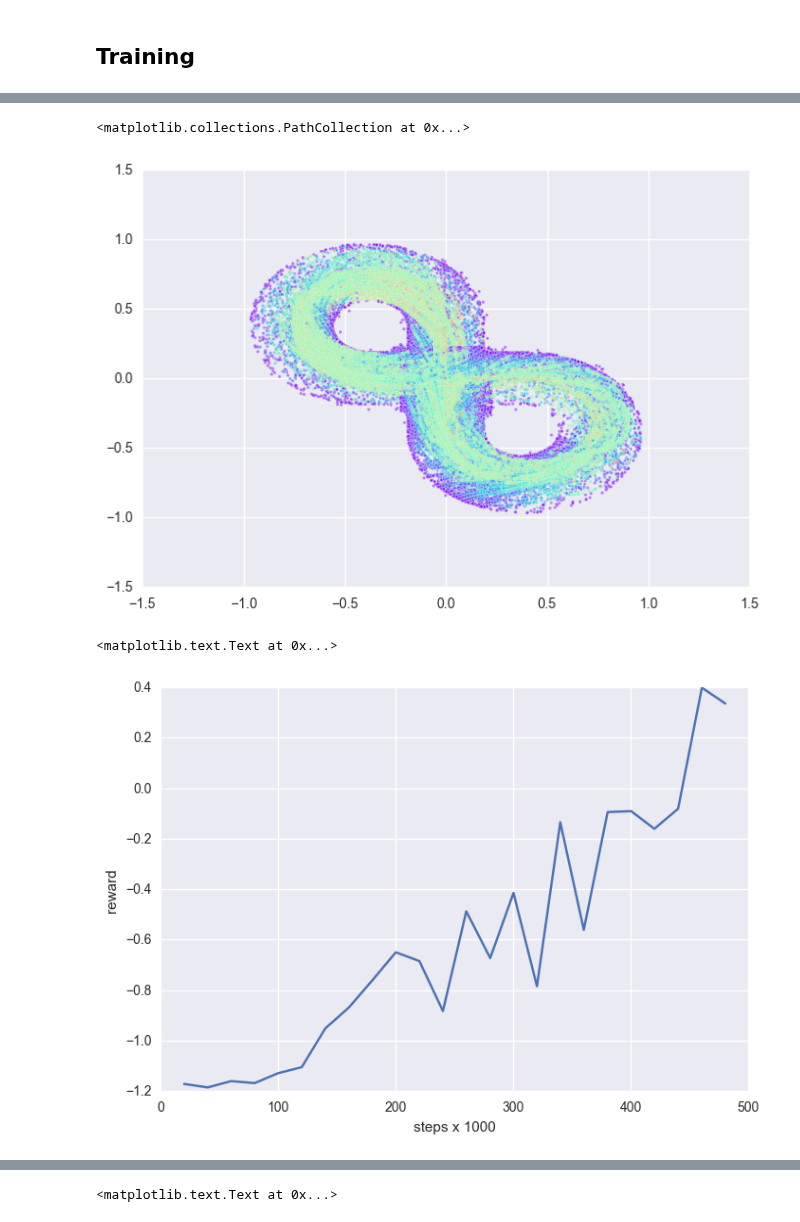
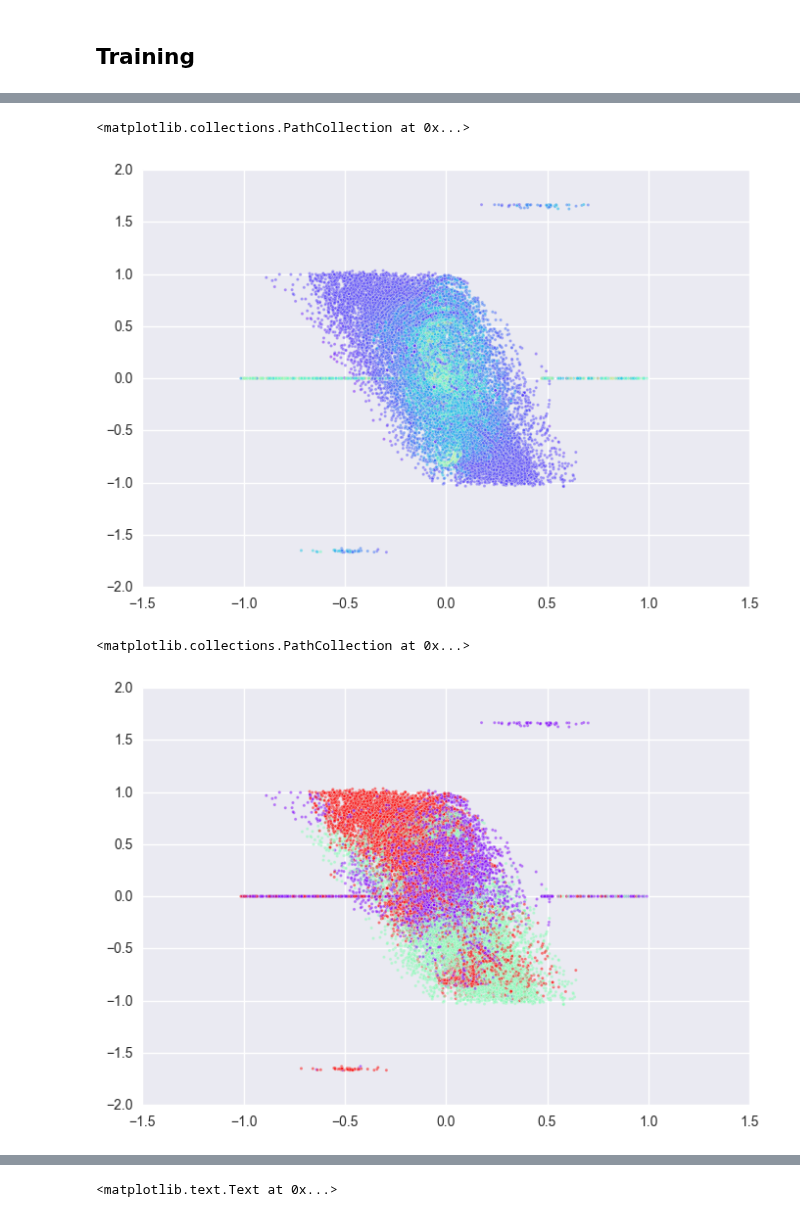
Before and after one commit to jcsharp/DriveIt, a Jupyter notebook: Model-Train-Multi.ipynb, the cells around one changed output, grey strips where cells are left out. Drawn from its saved outputs; the diff is of its cells as text; code cells hidden in the pictures.

```diff
--- a/Model-Train-Multi.ipynb
+++ b/Model-Train-Multi.ipynb
@@ -161,11 +184,10 @@ plt.scatter(states[:, 0], states[:, 1], c=v[:,0], alpha=0.5, s=5, cmap="rainbow"
 # %%
-plt.scatter(states[:, 0], states[:, 1], c=qmin, alpha=0.5, s=5, cmap="rainbow")
+plt.scatter(states[:, 2], states[:, 1], c=qmin, alpha=0.5, s=5, cmap="rainbow")
 # %% [output]
 <matplotlib.collections.PathCollection at 0x...>
-[figure, old version]
+[figure, new version]
-# %%
-plt.plot([e[1]/1000 for e in episodes], [e[2] for e in episodes])
-plt.xlabel('steps x 1000');plt.ylabel('reward')
-# %% [output]
-<matplotlib.text.Text at 0x...>
-[figure, removed]
+# %%
+plt.scatter(states[:, 2], states[:, 1], c=np.argmax(qsa[:,0], 1)%3, alpha=0.5, s=5, cmap="rainbow")
+# %% [output]
+<matplotlib.collections.PathCollection at 0x...>
+[figure, added]
```
Also changed, not shown: parts of 15 cells of this notebook, 1 other file.
